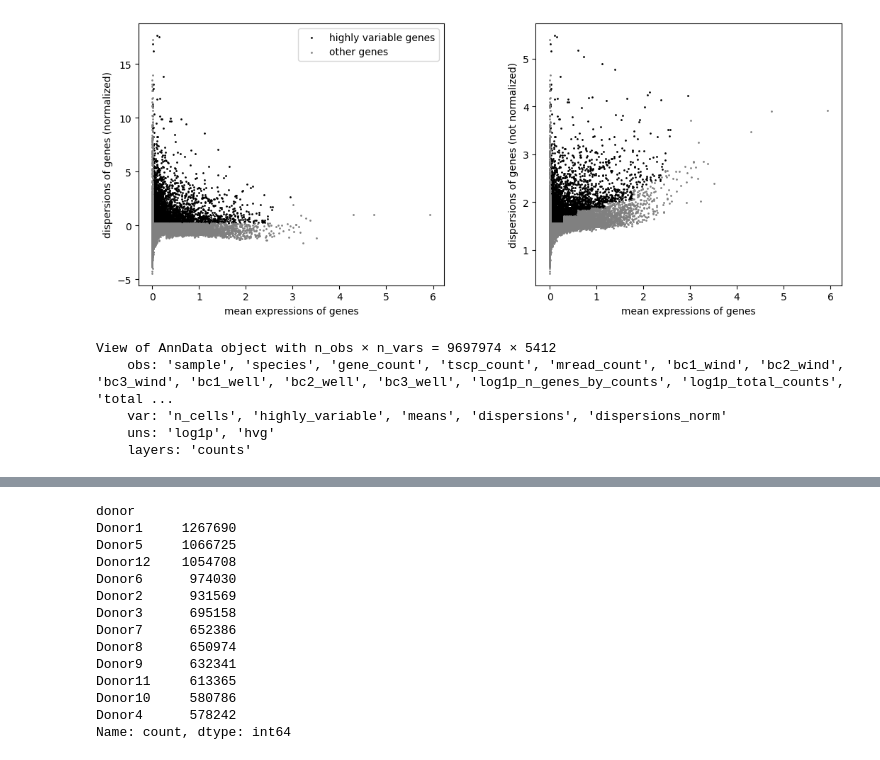
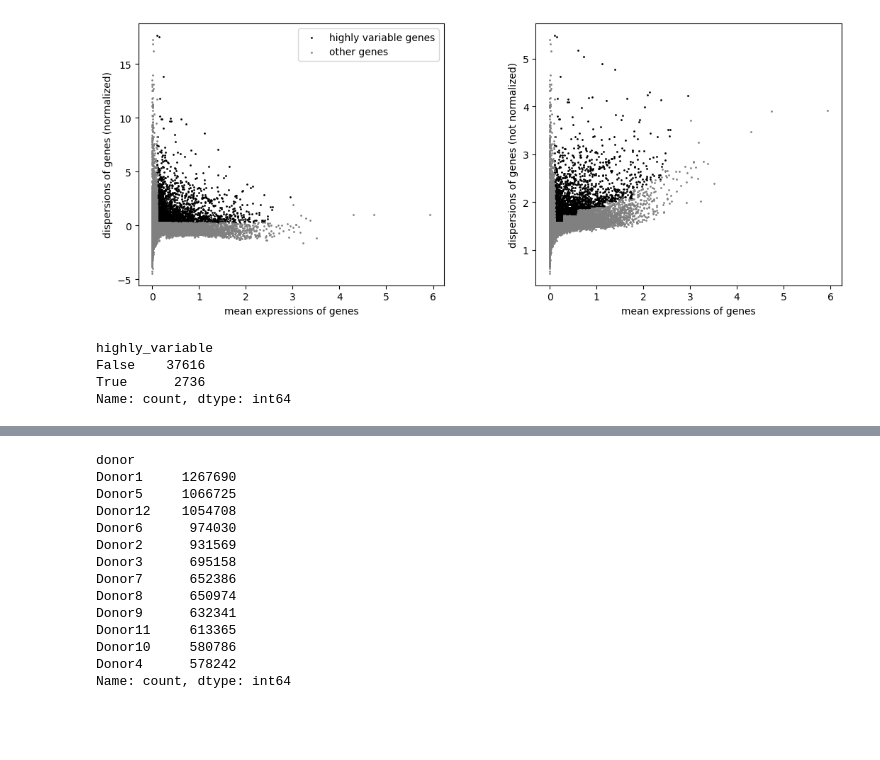
Before and after one commit to QiangweiPeng/UPT, a Jupyter notebook: WFRFM/data/PBMC.ipynb, the cells around one changed output, grey strips where cells are left out. Cells and saved outputs as stored; diff of their text form; code cells hidden in the pictures; blank space fills up the shorter version.

```diff
--- a/WFRFM/data/PBMC.ipynb
+++ b/WFRFM/data/PBMC.ipynb
@@ -98,5 +96,4 @@ with h5py.File("raw/Parse_10M_PBMC_cytokines.h5ad", "r") as f:
         f["X"], chunks=[CHUNK_SIZE, adata.shape[1]]
     )
 # %%
-adata.layers["counts"] = adata.X.copy()  # Making sure we keep access to the raw counts
-sc.pp.normalize_total(adata, target_sum=1e4)
+#adata.layers["counts"] = adata.X.copy()  # Making sure we keep access to the raw counts
@@ -104,7 +107,6 @@ sc.pp.normalize_total(adata, target_sum=1e4)
 sc.pp.log1p(adata)
 # %%
-sc.pp.highly_variable_genes(adata, min_mean=0.0125, max_mean=3, min_disp=0.25)
+sc.pp.highly_variable_genes(adata, min_mean=0.1, max_mean=3, min_disp=0.3)
+sc.pl.highly_variable_genes(adata)
+# %% [output]
+[figure, added]
-# %%
-sc.pl.highly_variable_genes(adata)
-# %% [output]
-[figure, removed]
@@ -113,8 +115,7 @@ adata = adata[:, adata.var['highly_variable']]
 # %%
-adata
+adata.var['highly_variable'].value_counts()
 # %% [output]
-View of AnnData object with n_obs × n_vars = 9697974 × 5412
-    obs: 'sample', 'species', 'gene_count', 'tscp_count', 'mread_count', 'bc1_wind', 'bc2_wind', 'bc3_wind', 'bc1_well', 'bc2_well', 'bc3_well', 'log1p_n_genes_by_counts', 'log1p_total_counts', 'total ...
-    var: 'n_cells', 'highly_variable', 'means', 'dispersions', 'dispersions_norm'
-    uns: 'log1p', 'hvg'
-    layers: 'counts'
+highly_variable
+False    37616
+True      2736
+Name: count, dtype: int64
```
Also changed, not shown: parts of 22 cells of this notebook, 8 other files.
